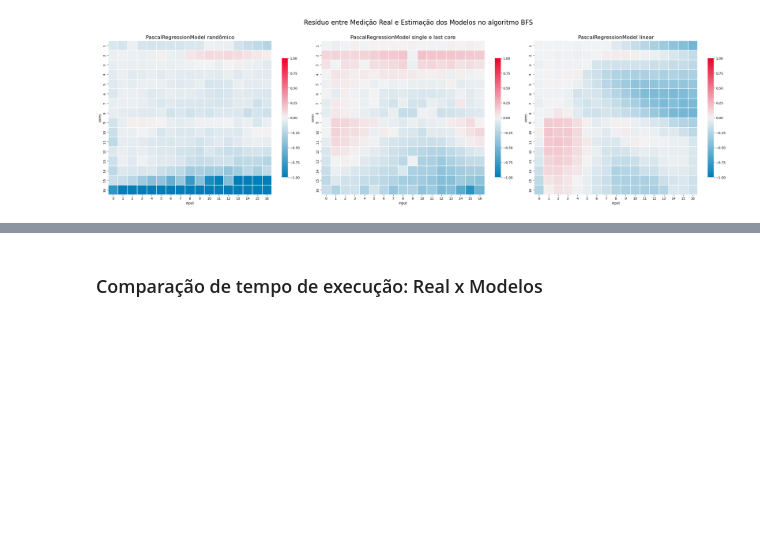
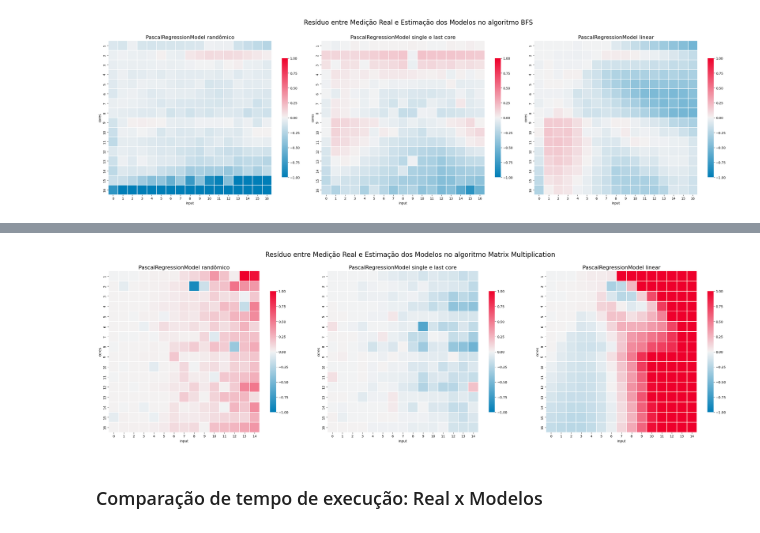
Before and after one commit to matheusslr/pascal-model-tcc, a Jupyter notebook: results_visualization.ipynb, the cells around one changed output, grey strips where cells are left out. Saved outputs shown, nothing was run; the diff lists cells and outputs as text; code cells hidden in the pictures; blank space fills up the shorter version.

Commit message:
feat: plot de resíduos para o algoritmo Matrix Multiplication

```diff
--- a/results_visualization.ipynb
+++ b/results_visualization.ipynb
@@ -271,3 +273,85 @@ plt.show()
+# %%
+random_mm = merged_random_model[merged_random_model['algorithm'] == 'matrix_multiplication']
+pivot_random_mm = random_mm.pivot(index='cores', columns='input', values='exec_time_diff')
+
+merged_single_last_model = merge_real_estimated(df_model_single_last, df_real)
+single_last_mm = merged_single_last_model[merged_single_last_model['algorithm'] == 'matrix_multiplication']
+pivot_single_last_mm = single_last_mm.pivot(index='cores', columns='input', values='exec_time_diff')
+
+merged_liner_model = merge_real_estimated(df_model, df_real)
+linear_mm = merged_liner_model[merged_liner_model['algorithm'] == 'matrix_multiplication']
+pivot_linear_mm = linear_mm.pivot(index='cores', columns='input', values='exec_time_diff')
+# %%
+cmap = sns.diverging_palette(
+    h_neg=240,
+    h_pos=10,
+    s=100,
+    as_cmap=True,
+)
+
+fig, axes = plt.subplots(1, 3, figsize=(28, 8))
+
+sns.heatmap(
+    pivot_random_mm,
+    cmap=cmap,
+    center=0,
+    vmin=-1,
+    vmax=1,
+    square=True,
+    linewidths=0.01,
+    # annot=True,
+    fmt='.2f',
+    annot_kws={"size": 12},
+    cbar_kws={"shrink": 0.75},
+    xticklabels=True,
+    yticklabels=True,
+    ax=axes[0]
+)
+axes[0].set_title('PascalRegressionModel randômico', fontsize=16)
+
+sns.heatmap(
+    pivot_single_last_mm,
+    cmap=cmap,
+    center=0,
+    vmin=-1,
+    vmax=1,
+    square=True,
+    linewidths=0.01,
+    # annot=True,
+    fmt='.2f',
+    annot_kws={"size": 12},
+    cbar_kws={"shrink": 0.75},
+    xticklabels=True,
+    yticklabels=True,
+    ax=axes[1]
+)
+axes[1].set_title('PascalRegressionModel single e last core', fontsize=16)
+
+
+sns.heatmap(
+    pivot_linear_mm,
+    cmap=cmap,
+    center=0,
+    vmin=-1,
+    vmax=1,
+    square=True,
+    linewidths=0.01,
+    # annot=True,
+    fmt='.2f',
+    annot_kws={"size": 12},
+    cbar_kws={"shrink": 0.75},
+    xticklabels=True,
+    yticklabels=True,
+    ax=axes[2]
+)
+axes[2].set_title('PascalRegressionModel linear', fontsize=16)
+
+plt.suptitle('Resíduo entre Medição Real e Estimação dos Modelos no algoritmo Matrix Multiplication', fontsize=20)
+
+plt.tight_layout(rect=[0, 0, 1, 0.95])
+plt.show()
+# %% [output]
+[figure, added]
 # %% [markdown]
 ### Comparação de tempo de execução: Real x Modelos
 # %%
```
Also changed, not shown: parts of 2 cells of this notebook.
